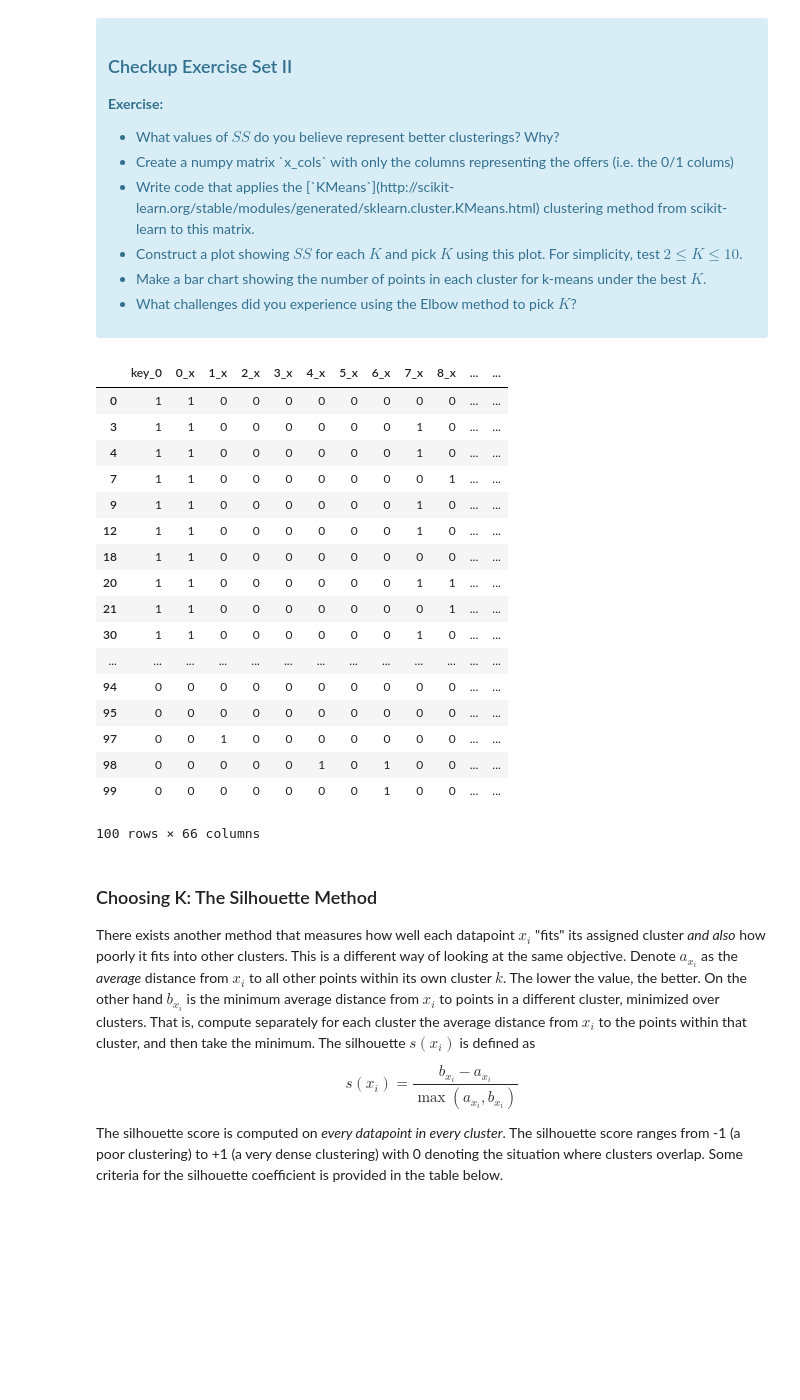
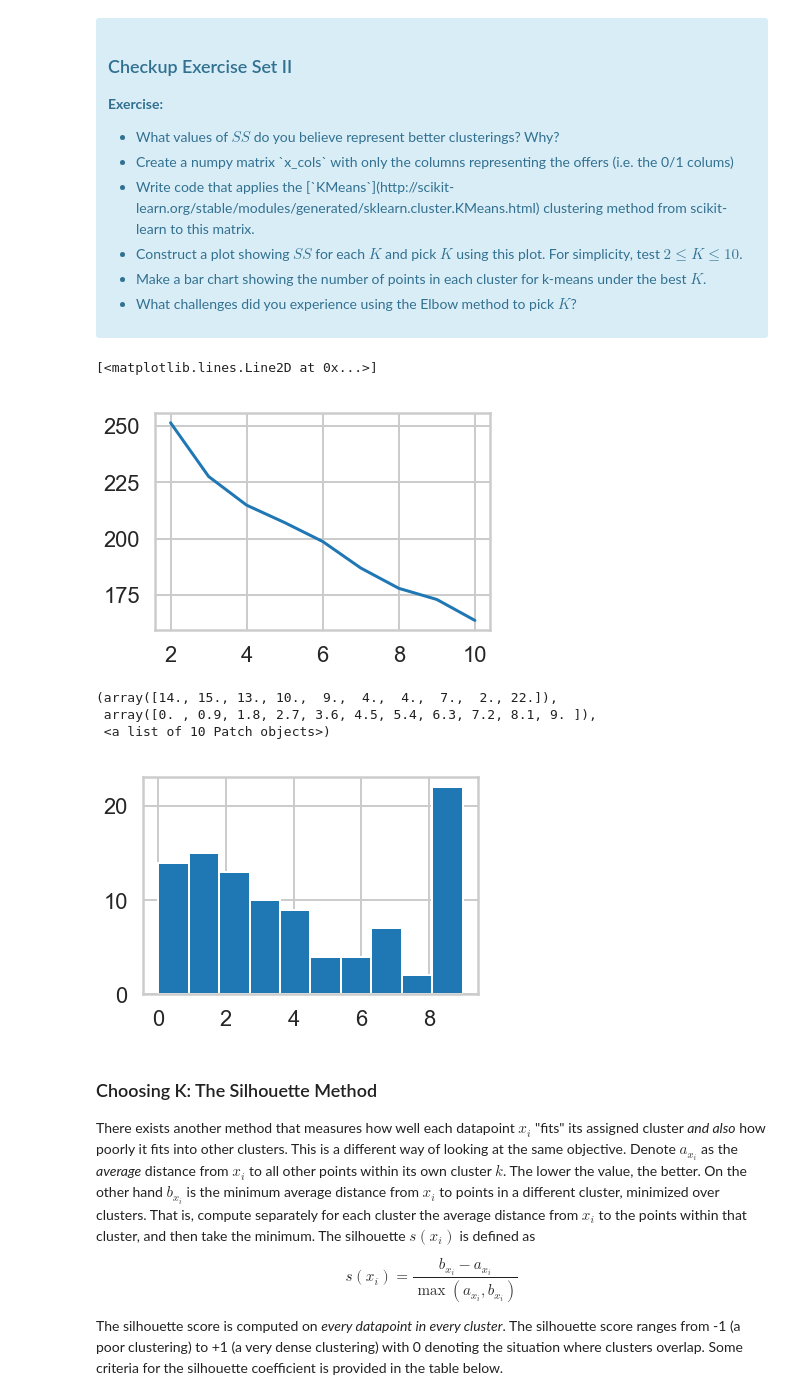
Before and after one commit to fsafe/aic-projects-public, a Jupyter notebook: unit-8-clustering/Mini_Project_Clustering.ipynb, the cells around one changed output. Cells and saved outputs as stored; diff of their text form; code cells hidden in the pictures; blank space fills up the shorter version.

```diff
--- a/unit-8-clustering/Mini_Project_Clustering.ipynb
+++ b/unit-8-clustering/Mini_Project_Clustering.ipynb
@@ -96,49 +96,49 @@ where $x_i$ is a point, $C_k$ represents cluster $k$ and $\mu_k$ is the centroid
 # %%
 # your turn
 
 # What values of  𝑆𝑆  do you believe represent better clusterings? Why?
 # Answer: Lower values of SS represent better clustering because lower values imply that points in the cluster are closer
 # to the centrioed when compared with that for higher values of SS
 
 from sklearn.cluster import KMeans
 
-kmeans = KMeans(2, random_state = 0).fit(x_cols)
-best_ss = 0
-kmeans.labels_
-x_cols_clust = x_cols
-x_cols_clust = np.concatenate((kmeans.labels_[:,None], x_cols_clust), axis = 1)
-x_cols_clust.shape
-kmeans.cluster_centers_
-clus_df = pd.DataFrame(x_cols_clust)
-clus_cen_df = pd.DataFrame(kmeans.cluster_centers_)
-clus_cen_df
-clus_df.merge(clus_cen_df, right_index = True, left_on = 0)
-#pd.merge(kmeans.cluster_centers_, x_cols_clust)
-#for l in kmeans.labels_:
+k_ss = []
+model_lables = []
 
+for n_clusters in np.arange(2,11):
 
-#x_cols = cus_off.values
-#for n_clusters in np.arange(3,11):
-#    kmeans = KMeans(n_clusters, random_state = 0).fit(x_cols)
+    kmeans = KMeans(n_clusters, random_state = 0).fit(x_cols)
+    models.append(kmeans)
+    x_cols_clust = x_cols
+    x_cols_clust = np.concatenate((kmeans.labels_[:,None], x_cols_clust), axis = 1)
+
+    model_lables.append(kmeans.labels_)
+
+    clus_df = pd.DataFrame(x_cols_clust)
+    clus_cen_df = pd.DataFrame(kmeans.cluster_centers_)
+
+    clus_merge_df = clus_df.merge(clus_cen_df, right_index = True, left_on = 0)
+
+    ss = np.sum(np.square(clus_merge_df.iloc[:,2:34].values - clus_merge_df.iloc[:,34:66].values))
+
+    k_ss.append([n_clusters,ss])
+
+k_ss = np.array(k_ss)
+
+plt.plot(k_ss[:,0],k_ss[:,1])
+
+# What challenges did you experience using the Elbow method to pick  𝐾 ?
+# Nothing actually
 # %% [output]
-|  | key_0 | 0_x | 1_x | 2_x | 3_x | 4_x | 5_x | 6_x | 7_x | 8_x | ... | ... |
-| 0 | 1 | 1 | 0 | 0 | 0 | 0 | 0 | 0 | 0 | 0 | ... | ... |
-| 3 | 1 | 1 | 0 | 0 | 0 | 0 | 0 | 0 | 1 | 0 | ... | ... |
-| 4 | 1 | 1 | 0 | 0 | 0 | 0 | 0 | 0 | 1 | 0 | ... | ... |
-| 7 | 1 | 1 | 0 | 0 | 0 | 0 | 0 | 0 | 0 | 1 | ... | ... |
-| 9 | 1 | 1 | 0 | 0 | 0 | 0 | 0 | 0 | 1 | 0 | ... | ... |
-| 12 | 1 | 1 | 0 | 0 | 0 | 0 | 0 | 0 | 1 | 0 | ... | ... |
-| 18 | 1 | 1 | 0 | 0 | 0 | 0 | 0 | 0 | 0 | 0 | ... | ... |
-| 20 | 1 | 1 | 0 | 0 | 0 | 0 | 0 | 0 | 1 | 1 | ... | ... |
-| 21 | 1 | 1 | 0 | 0 | 0 | 0 | 0 | 0 | 0 | 1 | ... | ... |
-| 30 | 1 | 1 | 0 | 0 | 0 | 0 | 0 | 0 | 1 | 0 | ... | ... |
-| ... | ... | ... | ... | ... | ... | ... | ... | ... | ... | ... | ... | ... |
-| 94 | 0 | 0 | 0 | 0 | 0 | 0 | 0 | 0 | 0 | 0 | ... | ... |
-| 95 | 0 | 0 | 0 | 0 | 0 | 0 | 0 | 0 | 0 | 0 | ... | ... |
-| 97 | 0 | 0 | 1 | 0 | 0 | 0 | 0 | 0 | 0 | 0 | ... | ... |
-| 98 | 0 | 0 | 0 | 0 | 0 | 1 | 0 | 1 | 0 | 0 | ... | ... |
-| 99 | 0 | 0 | 0 | 0 | 0 | 0 | 0 | 1 | 0 | 0 | ... | ... |
-100 rows × 66 columns
+[<matplotlib.lines.Line2D at 0x...>]
+[figure, added]
+# %%
+plt.hist(model_lables[8])
+# %% [output]
+(array([14., 15., 13., 10.,  9.,  4.,  4.,  7.,  2., 22.]),
+ array([0. , 0.9, 1.8, 2.7, 3.6, 4.5, 5.4, 6.3, 7.2, 8.1, 9. ]),
+ <a list of 10 Patch objects>)
+[figure, added]
 # %% [markdown]
 ### Choosing K: The Silhouette Method
 
```
